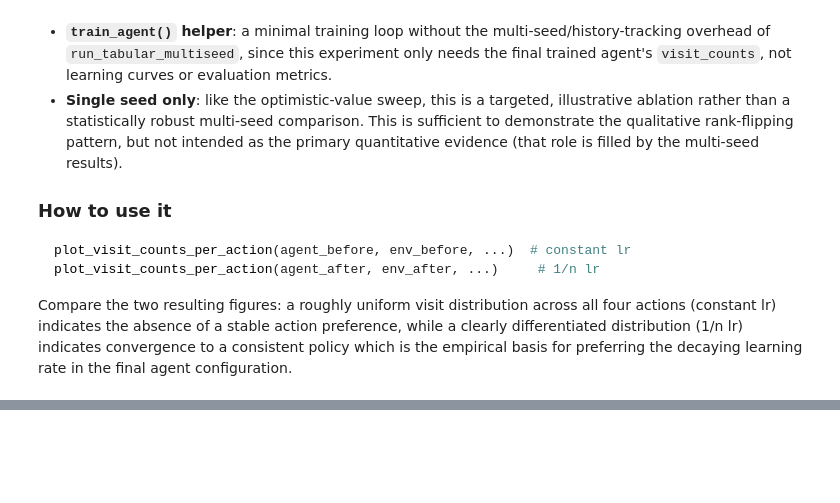
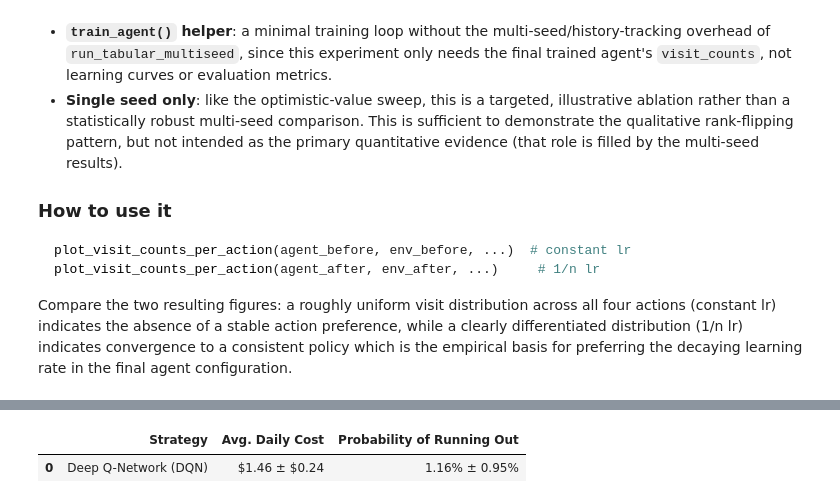
Before and after one commit to larissatheilmann/AAA_Project_Group7, a Jupyter notebook: notebooks/4.1 ReinforcementLearning.ipynb, the cells around one changed output, grey strips where cells are left out. Drawn from its saved outputs; the diff is of its cells as text; code cells hidden in the pictures; blank space fills up the shorter version.

```diff
--- a/notebooks/4.1 ReinforcementLearning.ipynb
+++ b/notebooks/4.1 ReinforcementLearning.ipynb
@@ -1266,0 +1300,16 @@ plot_visit_counts_per_action(agent_after, env_after,
+# %%
+#| Table DQN Summary: tbl-dqn-summary
+dqn_costs = [r["cost"] for r in results_dqn]
+dqn_fails = [r["failure_rate"] for r in results_dqn]
+
+table2 = pd.DataFrame([
+    {
+        "Strategy": "Deep Q-Network (DQN)",
+        "Avg. Daily Cost": f"${np.mean(dqn_costs):.2f} ± ${np.std(dqn_costs):.2f}",
+        "Probability of Running Out": f"{np.mean(dqn_fails):.2f}% ± {np.std(dqn_fails):.2f}%"
+    }
+])
+table2
+# %% [output]
+|  | Strategy | Avg. Daily Cost | Probability of Running Out |
+| 0 | Deep Q-Network (DQN) | $1.46 ± $0.24 | 1.16% ± 0.95% |
```
Also changed, not shown: parts of 11 cells of this notebook, 8 other files.
